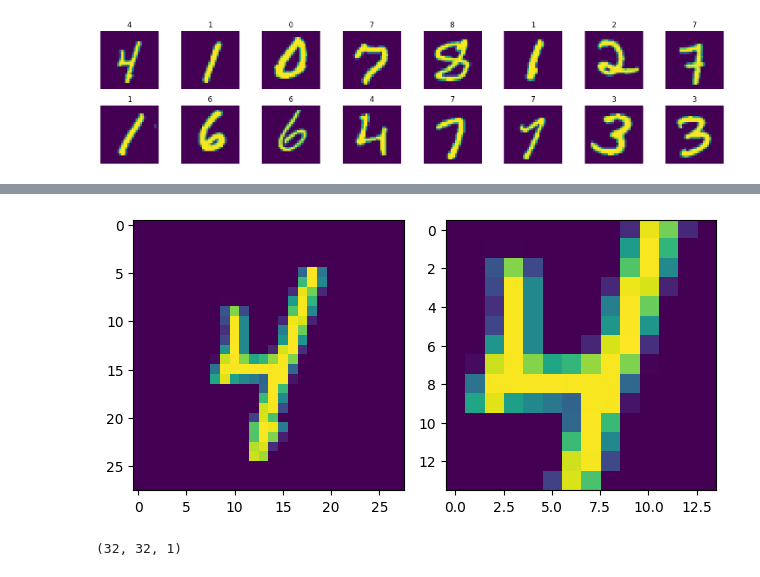
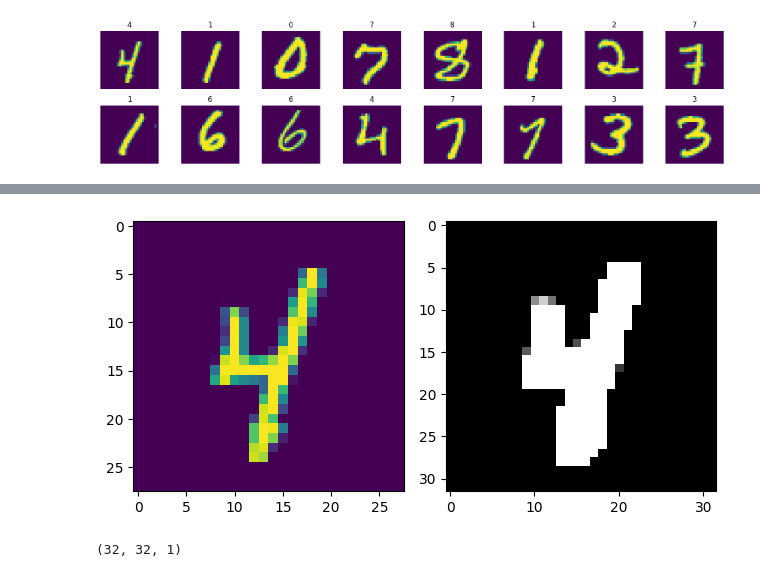
Before and after one commit to vikramviky123/deeplearning, a Jupyter notebook: tensorFlow/5.4_Image_mnist_clsfctn_aug_pretrin.ipynb, the cells around one changed output, grey strips where cells are left out. Drawn from its saved outputs; the diff is of its cells as text; code cells hidden in the pictures.

```diff
--- a/tensorFlow/5.4_Image_mnist_clsfctn_aug_pretrin.ipynb
+++ b/tensorFlow/5.4_Image_mnist_clsfctn_aug_pretrin.ipynb
@@ -73,6 +76,25 @@ print(list(ts_d_set.as_numpy_iterator()))
 [0, 1, 2, 3, 4, 5]
 [6, 7]
 [8, 9]
+# %%
+import os
+from pathlib import Path
+import zipfile
+import requests
+import numpy as np
+
+from sklearn.metrics import roc_curve
+
+
+def splits(dataset, TRAIN_RATIO, VAL_RATIO):
+    DATASET_SIZE = len(dataset)
+
+    train_dataset = dataset.take(int(TRAIN_RATIO*DATASET_SIZE))
+
+    val_test_dataset = dataset.skip(int(TRAIN_RATIO*DATASET_SIZE))
+    val_dataset = val_test_dataset.take(int(VAL_RATIO*DATASET_SIZE))
+
+    return train_dataset, val_dataset
 # %%
 TRAIN_RATIO = 0.8
 VAL_RATIO = 0.2
@@ -183,6 +205,7 @@ Augmented_image = tf.image.adjust_gamma(original_image, gamma=0.1, gain=0.1)
 
 
 Augmented_image = tf.image.central_crop(original_image, central_fraction=0.5)
+Augmented_image = tf.image.resize(rgb_images, (IM_SIZE, IM_SIZE))
 
 visualize(original_image, Augmented_image)
 # %% [output]
@@ -189,4 +213,4 @@ visualize(original_image, Augmented_image)
-[figure, old version]
+[figure, new version]
 # %%
 train_dataset_0 = (
         train_dataset
```
Also changed, not shown: parts of 11 cells of this notebook.
